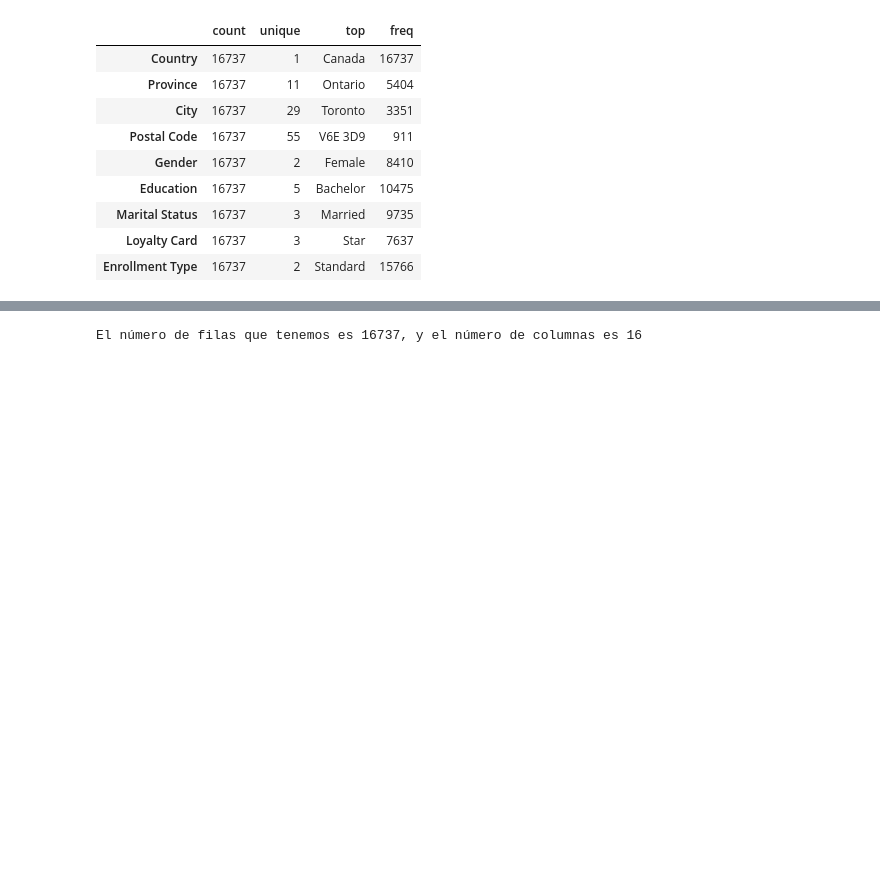
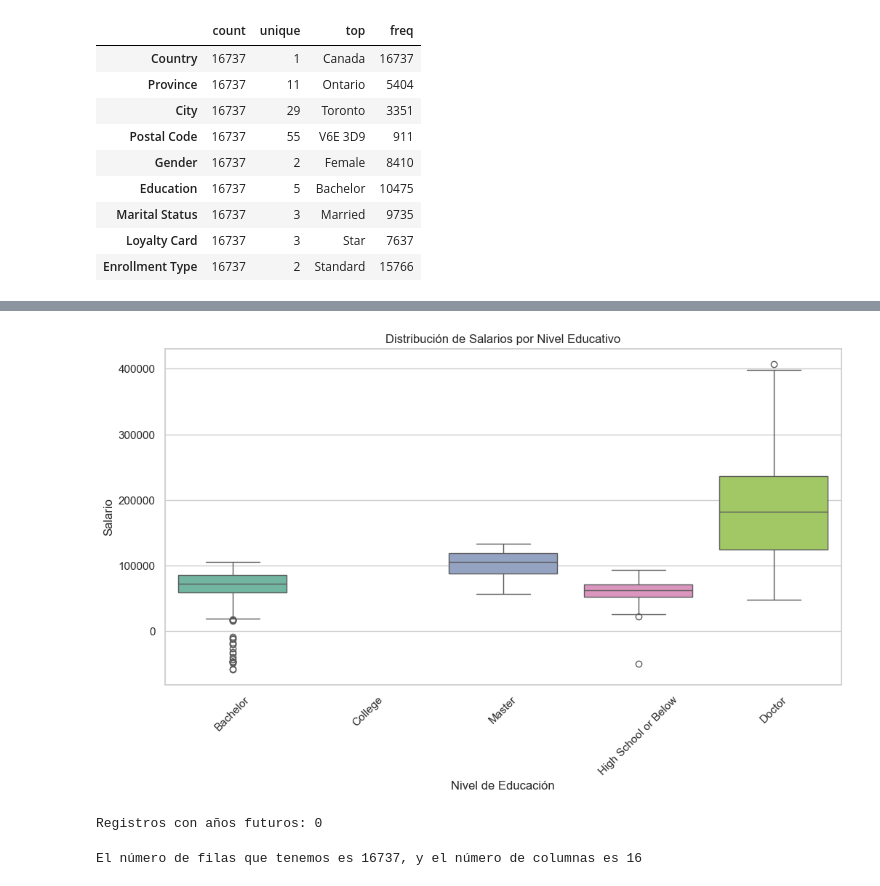
Before and after one commit to Adalab/bda-modulo-3-evaluacion-final-rociomondel98-ai, a Jupyter notebook: eda_prueba.ipynb, the cells around one changed output, grey strips where cells are left out. Drawn from its saved outputs; the diff is of its cells as text; code cells hidden in the pictures; blank space fills up the shorter version.

```diff
--- a/eda_prueba.ipynb
+++ b/eda_prueba.ipynb
@@ -219,3 +248,26 @@ df_2.describe(include='str').T
+# %%
+plt.figure(figsize=(12, 6))
+sns.boxplot(data=df_2, x='Education', y='Salary', palette="Set2")
+
+plt.title('Distribución de Salarios por Nivel Educativo')
+plt.xlabel('Nivel de Educación')
+plt.ylabel('Salario')
+plt.xticks(rotation=45) # Para que se lean bien los nombres
+plt.show()
+
+#Hay outliers en el salario de bachelor y highschool or below. Y no hay ningún dato de salario en college.
+# %% [output]
+[figure, added]
+# %%
+#hay años de registro futuros?
+# Si hay algo mayor a 2018, es un error de entrada
+futuros_dataset = df_2[df_2['Enrollment Year'] > 2018]
+
+print(f"Registros con años futuros: {len(futuros_dataset)}")
+if len(futuros_dataset) > 0:
+    print(futuros_dataset[['Loyalty Number', 'Enrollment Year']])
+# %% [output]
+Registros con años futuros: 0
 # %%
 #El método shape nos devuelve el número de filas y columnas del df_2
 print(f"El número de filas que tenemos es {df_2.shape[0]}, y el número de columnas es {df_2.shape[1]}")
```
Also changed, not shown: parts of 21 cells of this notebook.
